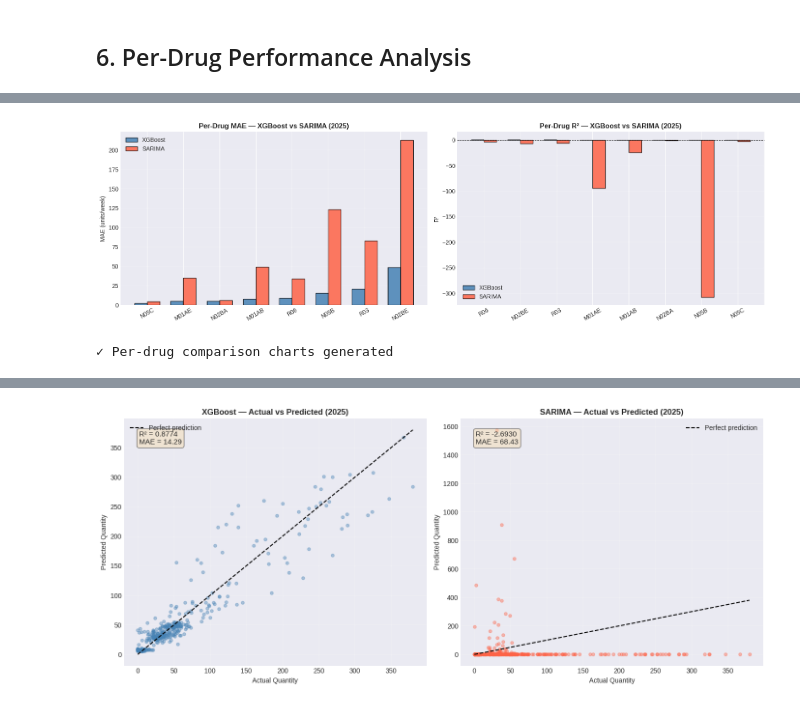
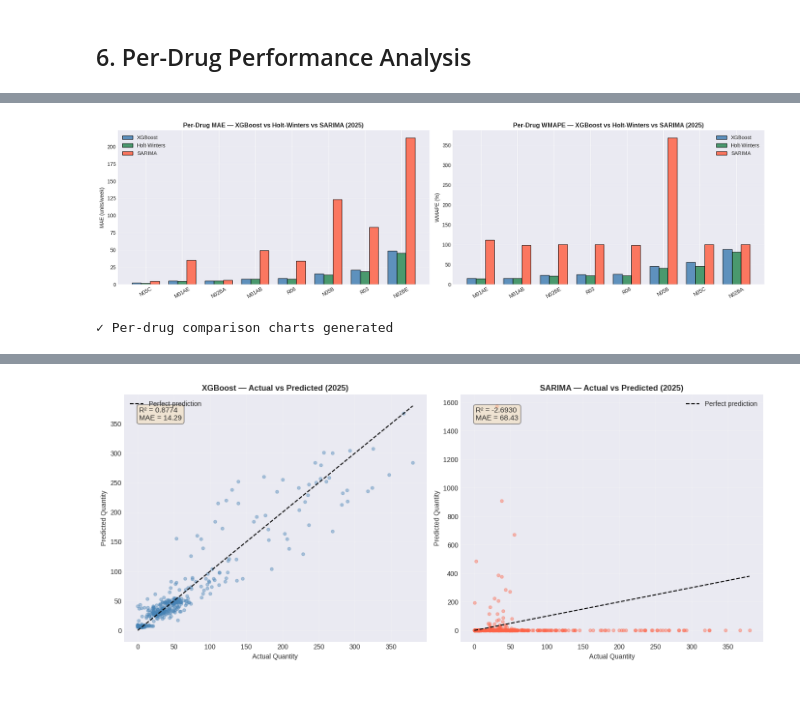
Before and after one commit to onchonga-programmer/pharmacy-forecasting-system, a Jupyter notebook: notebooks/model_validation.ipynb, the cells around one changed output, grey strips where cells are left out. Drawn from its saved outputs; the diff is of its cells as text; code cells hidden in the pictures.

Commit message:
model validation

```diff
--- a/notebooks/model_validation.ipynb
+++ b/notebooks/model_validation.ipynb
@@ -103,10 +117,13 @@ XGBoost val period   : 2025
 
 Both XGBoost and SARIMA predictions were computed in their respective training notebooks and saved to CSV. This notebook loads those files and performs a head-to-head evaluation.
 # %%
-# ── Merge both predictions on the same (drug, week) keys ─────────────────────
-# Use XGBoost actual as ground truth (both files share the same actuals for 2025)
+# ── Merge all three model predictions on the same (drug, week) keys ──────────
 merged = xgb_df.merge(
     sar_df[['drug_name', 'week_start_date', 'sarima_pred']],
+    on=['drug_name', 'week_start_date'],
+    how='inner'
+).merge(
+    hw_df[['drug_name', 'week_start_date', 'hw_pred']],
     on=['drug_name', 'week_start_date'],
     how='inner'
 ).copy()
@@ -114,9 +131,10 @@ merged.rename(columns={'actual': 'total_quantity'}, inplace=True)
 merged['quarter'] = merged['week_start_date'].dt.quarter
 
 # Convenience aliases used throughout the notebook
-TARGET     = 'total_quantity'
-XGB_PRED   = 'xgb_pred'
-SAR_PRED   = 'sarima_pred'
+TARGET   = 'total_quantity'
+XGB_PRED = 'xgb_pred'
+SAR_PRED = 'sarima_pred'
+HW_PRED  = 'hw_pred'
 
 print('=' * 65)
 print('2025 TEST DATASET OVERVIEW')
@@ -129,6 +147,7 @@ print()
 print(f"  Actual qty range   : {merged[TARGET].min():.0f}  –  {merged[TARGET].max():.0f}")
 print(f"  XGBoost pred range : {merged[XGB_PRED].min():.2f}  –  {merged[XGB_PRED].max():.2f}")
 print(f"  SARIMA  pred range : {merged[SAR_PRED].min():.2f}  –  {merged[SAR_PRED].max():.2f}")
+print(f"  Holt-Winters range : {merged[HW_PRED].min():.2f}  –  {merged[HW_PRED].max():.2f}")
 print(f"\n✓ Dataset ready for evaluation (n={len(merged):,} records)")
 # %% [output]
 =================================================================
@@ -372,45 +413,49 @@ PER-DRUG RECOMPUTED METRICS — 2025 TEST PERIOD
   Best XGBoost performer : N05C (MAE 2.41)
   Worst XGBoost performer: N02BE (MAE 48.89)
 # %%
-# ── Side-by-side MAE bar chart per drug ──────────────────────────────────────
+# ── Three-model MAE bar chart per drug ───────────────────────────────────────
 sorted_drugs = per_drug_df.sort_values('XGB_MAE')['Drug'].tolist()
-x = np.arange(len(sorted_drugs))
-width = 0.35
+x     = np.arange(len(sorted_drugs))
+width = 0.25
+pd_idx = per_drug_df.set_index('Drug')
 
-fig, axes = plt.subplots(1, 2, figsize=(16, 5))
+fig, axes = plt.subplots(1, 2, figsize=(18, 5))
 
-# Chart 1: Per-drug MAE
+# Chart 1: Per-drug MAE — all three models
 ax = axes[0]
-bars_xgb = ax.bar(x - width/2, per_drug_df.set_index('Drug').loc[sorted_drugs, 'XGB_MAE'],
-                  width, label='XGBoost', color='steelblue', edgecolor='black', alpha=0.85)
-bars_sar = ax.bar(x + width/2, per_drug_df.set_index('Drug').loc[sorted_drugs, 'SAR_MAE'],
-                  width, label='SARIMA',  color='tomato',    edgecolor='black', alpha=0.85)
+ax.bar(x - width, pd_idx.loc[sorted_drugs, 'XGB_MAE'], width,
+       label='XGBoost',      color='steelblue', edgecolor='black', alpha=0.85)
+ax.bar(x,         pd_idx.loc[sorted_drugs, 'HW_MAE'],  width,
+       label='Holt-Winters', color='seagreen',  edgecolor='black', alpha=0.85)
+ax.bar(x + width, pd_idx.loc[sorted_drugs, 'SAR_MAE'], width,
+       label='SARIMA',       color='tomato',    edgecolor='black', alpha=0.85)
 ax.set_xticks(x)
 ax.set_xticklabels(sorted_drugs, rotation=30)
 ax.set_ylabel('MAE (units/week)')
-ax.set_title('Per-Drug MAE — XGBoost vs SARIMA (2025)', fontweight='bold')
+ax.set_title('Per-Drug MAE — XGBoost vs Holt-Winters vs SARIMA (2025)', fontweight='bold')
 ax.legend()
 ax.grid(True, axis='y', alpha=0.3)
 
-# Chart 2: Per-drug R²
-sorted_r2 = per_drug_df.sort_values('XGB_R2', ascending=False)['Drug'].tolist()
+# Chart 2: Per-drug WMAPE
+sorted_wmape = per_drug_df.sort_values('XGB_WMAPE')['Drug'].tolist()
 ax2 = axes[1]
-ax2.bar(x - width/2, per_drug_df.set_index('Drug').loc[sorted_r2, 'XGB_R2'],
-        width, label='XGBoost', color='steelblue', edgecolor='black', alpha=0.85)
-ax2.bar(x + width/2, per_drug_df.set_index('Drug').loc[sorted_r2, 'SAR_R2'],
-        width, label='SARIMA',  color='tomato',    edgecolor='black', alpha=0.85)
-ax2.axhline(0, color='black', linewidth=0.8, linestyle='--')
+ax2.bar(x - width, pd_idx.loc[sorted_wmape, 'XGB_WMAPE'], width,
+        label='XGBoost',      color='steelblue', edgecolor='black', alpha=0.85)
+ax2.bar(x,         pd_idx.loc[sorted_wmape, 'HW_WMAPE'],  width,
+        label='Holt-Winters', color='seagreen',  edgecolor='black', alpha=0.85)
+ax2.bar(x + width, pd_idx.loc[sorted_wmape, 'SAR_WMAPE'], width,
+        label='SARIMA',       color='tomato',    edgecolor='black', alpha=0.85)
 ax2.set_xticks(x)
-ax2.set_xticklabels(sorted_r2, rotation=30)
-ax2.set_ylabel('R²')
-ax2.set_title('Per-Drug R² — XGBoost vs SARIMA (2025)', fontweight='bold')
+ax2.set_xticklabels(sorted_wmape, rotation=30)
+ax2.set_ylabel('WMAPE (%)')
+ax2.set_title('Per-Drug WMAPE — XGBoost vs Holt-Winters vs SARIMA (2025)', fontweight='bold')
 ax2.legend()
 ax2.grid(True, axis='y', alpha=0.3)
 
 plt.tight_layout()
 plt.show()
 print("✓ Per-drug comparison charts generated")
 # %% [output]
-[figure, old version]
+[figure, new version]
 ✓ Per-drug comparison charts generated
 # %%
```
Also changed, not shown: parts of 14 cells of this notebook, 2 other files.
